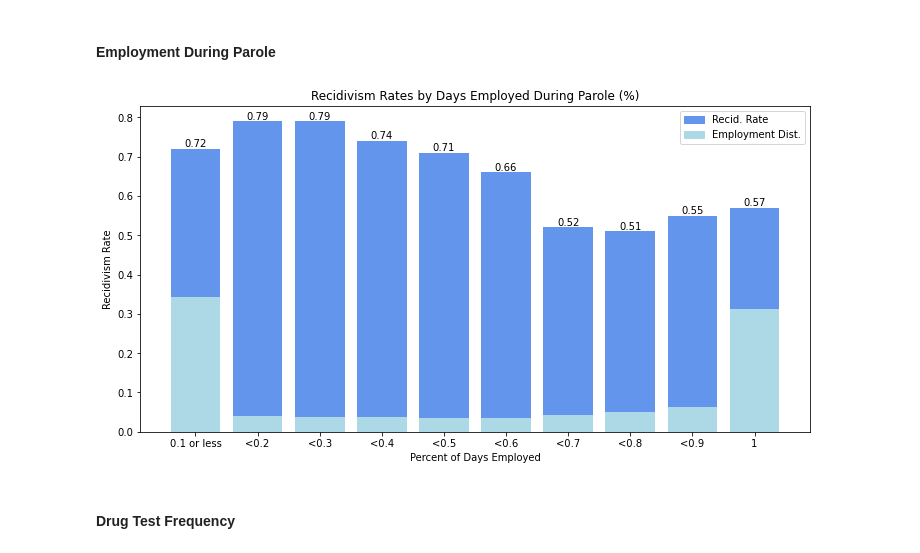
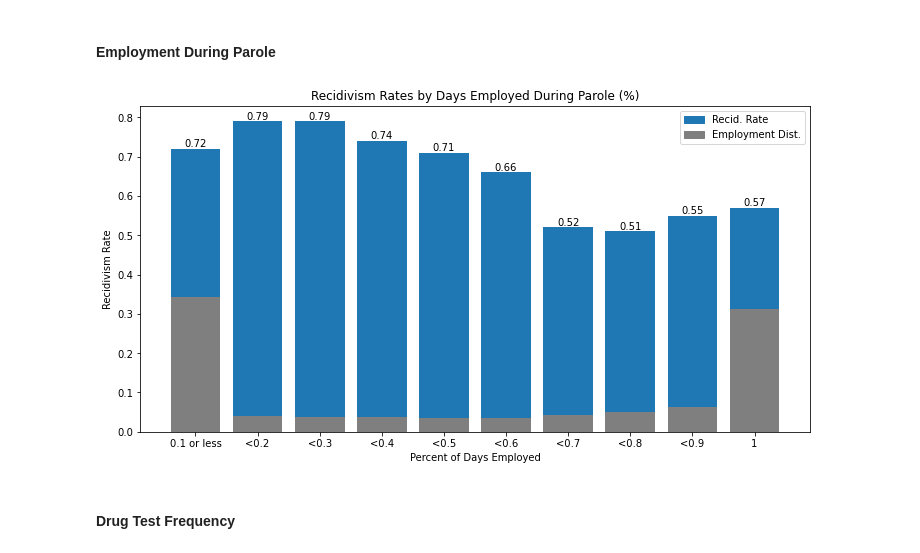
Before and after one commit to ga-dsi-822-group4/recidivism, a Jupyter notebook: notebooks/02_eda.ipynb, the cells around one changed output. Cells and saved outputs as stored; diff of their text form; code cells hidden in the pictures.

Commit message:
updated readme and graphics

```diff
--- a/notebooks/02_eda.ipynb
+++ b/notebooks/02_eda.ipynb
@@ -915,25 +993,25 @@ plt.show();
 # %%
 # Adding a column here to categorize the individual values within the pct_days_employed column
 
 ga['pct_days_employed_categ'] = pd.cut(ga['percent_days_employed'], bins=10, labels=['0.1 or less', '<0.2', '<0.3', '<0.4', '<0.5', '<0.6', '<0.7', '<0.8', '<0.9', '1'])
 
 employed_recidivism = ga.groupby(by = ['pct_days_employed_categ'])['recidivism_within_3years'].value_counts(normalize=True)
 employed_recidivism = pd.DataFrame(employed_recidivism)
 
 fig, ax = plt.subplots(figsize=(12,6))
 
 x_vals = [val for val, bool in employed_recidivism.index[::2]]
 recid_pcts = [round(val,2) for val in employed_recidivism['recidivism_within_3years'][::2]]
-emp_plot = ax.bar(x=x_vals, height=recid_pcts, color='cornflowerblue')
-ax.bar(height= ga['pct_days_employed_categ'].value_counts(normalize=True).sort_index(axis=0), x=x_vals, color='lightblue')
+emp_plot = ax.bar(x=x_vals, height=recid_pcts, color='tab:blue')
+ax.bar(height= ga['pct_days_employed_categ'].value_counts(normalize=True).sort_index(axis=0), x=x_vals, color='tab:gray')
 ax.bar_label(emp_plot, label_type='edge')
 ax.set(title='Recidivism Rates by Days Employed During Parole (%)', xlabel='Percent of Days Employed', ylabel='Recidivism Rate')
-recid_rates = mpatches.Patch(color='cornflowerblue', label='Recid. Rate')
-days_emp_pcts = mpatches.Patch(color='lightblue', label='Employment Dist.')
+recid_rates = mpatches.Patch(color='tab:blue', label='Recid. Rate')
+days_emp_pcts = mpatches.Patch(color='tab:gray', label='Employment Dist.')
 plt.legend(handles=[recid_rates, days_emp_pcts])
 plt.show();
 # %% [output]
-[figure, old version]
+[figure, new version]
 # %% [markdown]
 #### Drug Test Frequency
 # %%
```
Also changed, not shown: parts of 7 cells of this notebook, 5 other files.
